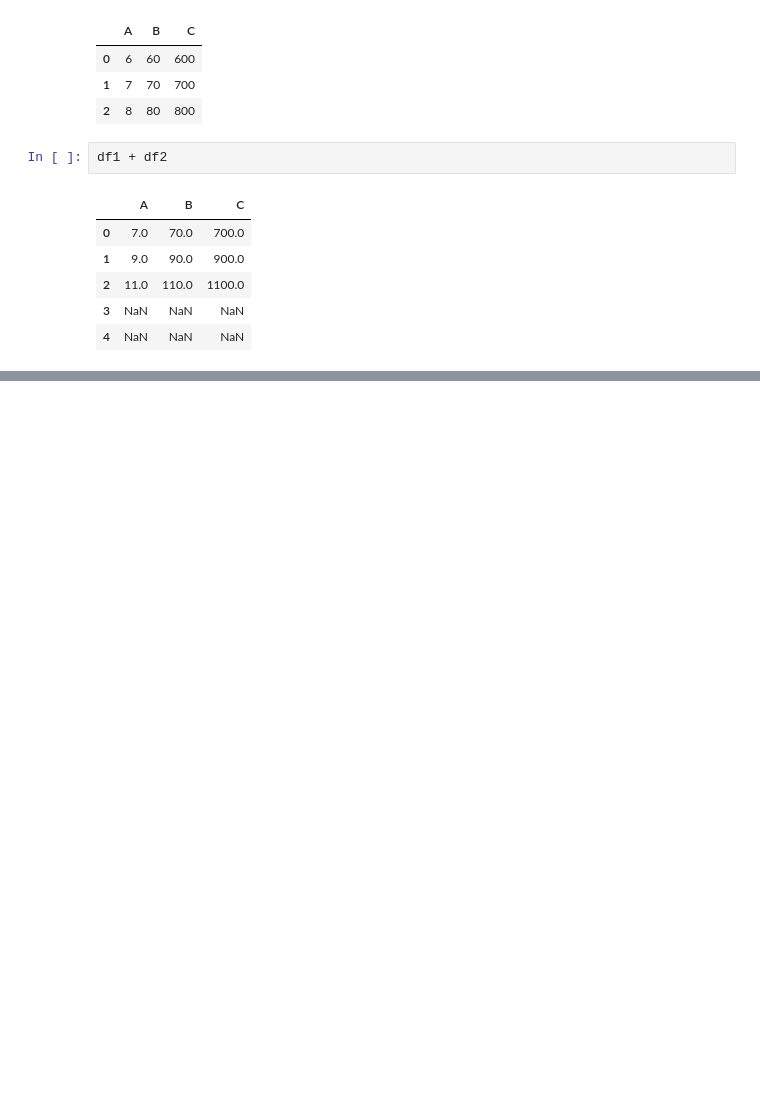
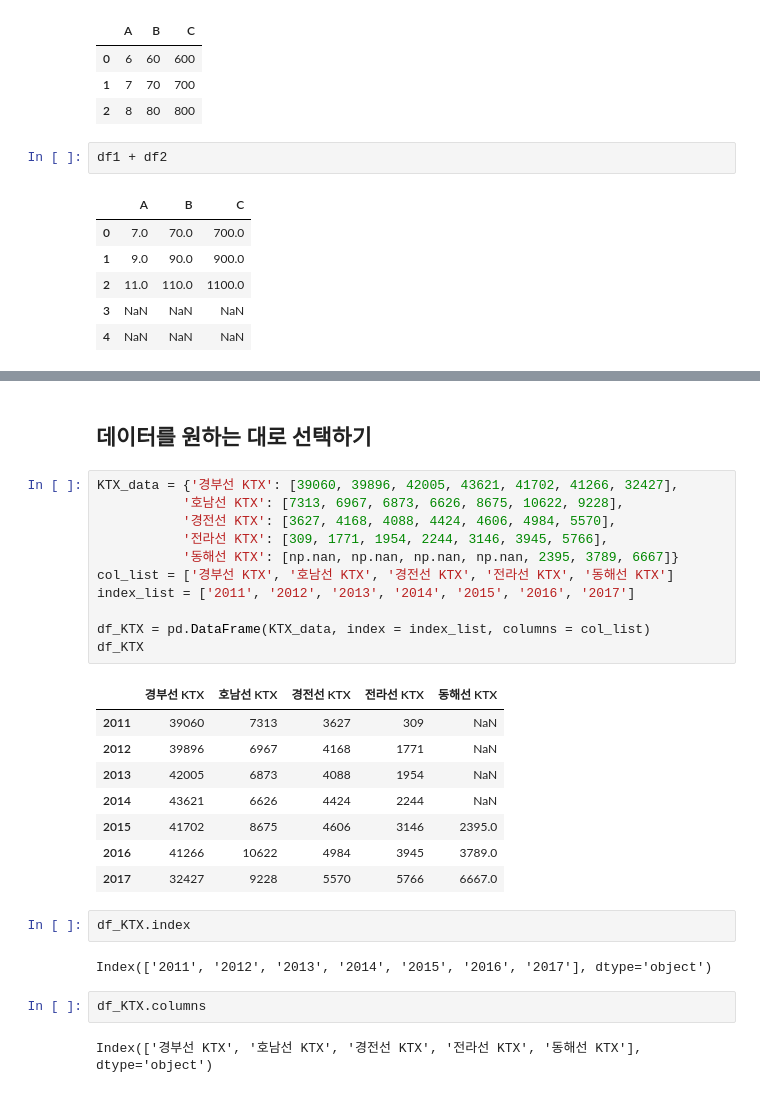
Before and after one commit to db3124/bigdata_maestro, a Jupyter notebook: Python/myPyCode/chap11_Pandas.ipynb, the cells around one changed output, grey strips where cells are left out. Cells and saved outputs as stored; diff of their text form; blank space fills up the shorter version.

```diff
--- a/Python/myPyCode/chap11_Pandas.ipynb
+++ b/Python/myPyCode/chap11_Pandas.ipynb
@@ -373,0 +455,30 @@ df1 + df2
+# %% [markdown]
+## 데이터를 원하는 대로 선택하기
+# %%
+KTX_data = {'경부선 KTX': [39060, 39896, 42005, 43621, 41702, 41266, 32427],
+           '호남선 KTX': [7313, 6967, 6873, 6626, 8675, 10622, 9228],
+           '경전선 KTX': [3627, 4168, 4088, 4424, 4606, 4984, 5570],
+           '전라선 KTX': [309, 1771, 1954, 2244, 3146, 3945, 5766],
+           '동해선 KTX': [np.nan, np.nan, np.nan, np.nan, 2395, 3789, 6667]}
+col_list = ['경부선 KTX', '호남선 KTX', '경전선 KTX', '전라선 KTX', '동해선 KTX']
+index_list = ['2011', '2012', '2013', '2014', '2015', '2016', '2017']
+
+df_KTX = pd.DataFrame(KTX_data, index = index_list, columns = col_list)
+df_KTX
+# %% [output]
+|  | 경부선 KTX | 호남선 KTX | 경전선 KTX | 전라선 KTX | 동해선 KTX |
+| 2011 | 39060 | 7313 | 3627 | 309 | NaN |
+| 2012 | 39896 | 6967 | 4168 | 1771 | NaN |
+| 2013 | 42005 | 6873 | 4088 | 1954 | NaN |
+| 2014 | 43621 | 6626 | 4424 | 2244 | NaN |
+| 2015 | 41702 | 8675 | 4606 | 3146 | 2395.0 |
+| 2016 | 41266 | 10622 | 4984 | 3945 | 3789.0 |
+| 2017 | 32427 | 9228 | 5570 | 5766 | 6667.0 |
+# %%
+df_KTX.index
+# %% [output]
+Index(['2011', '2012', '2013', '2014', '2015', '2016', '2017'], dtype='object')
+# %%
+df_KTX.columns
+# %% [output]
+Index(['경부선 KTX', '호남선 KTX', '경전선 KTX', '전라선 KTX', '동해선 KTX'], dtype='object')
```
Also changed, not shown: parts of 83 cells of this notebook, 4 other files.
